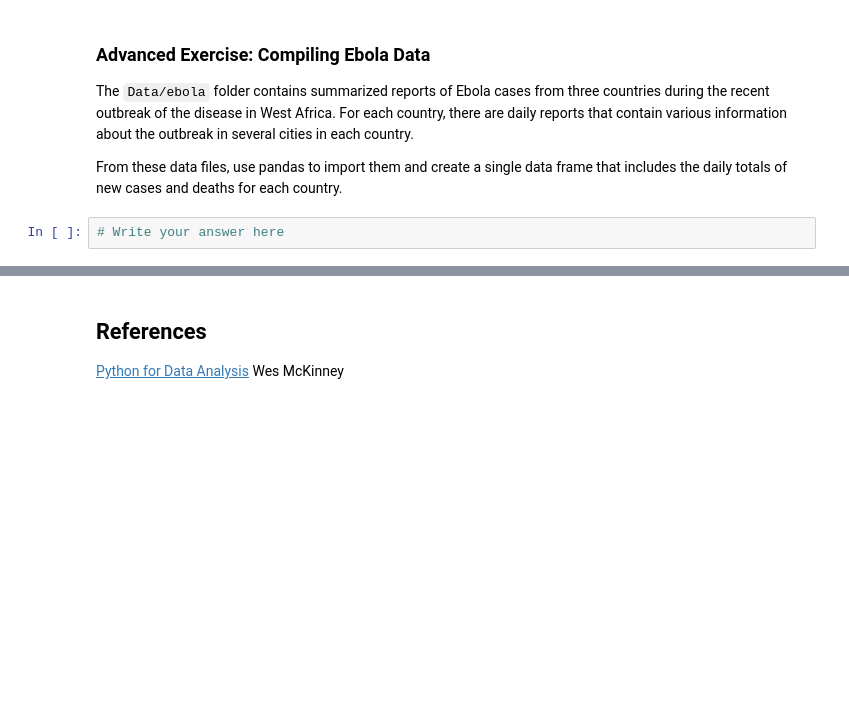
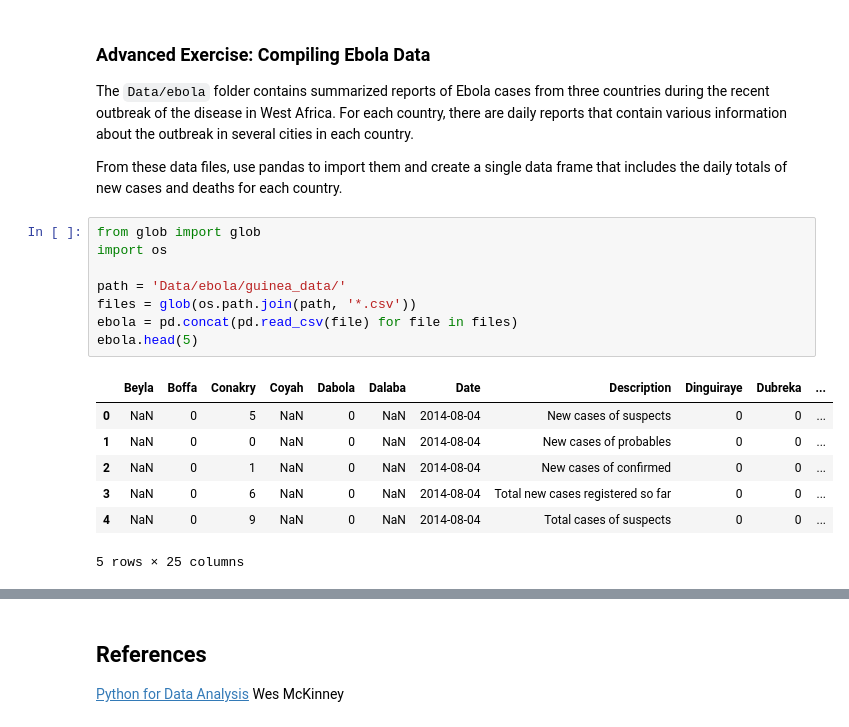
Before and after one commit to romac/ADAHomeworks, a Jupyter notebook: 01 - Pandas and Data Wrangling/Intro to Pandas.ipynb, the cells around one changed output, grey strips where cells are left out. Drawn from its saved outputs; the diff is of its cells as text; blank space fills up the shorter version.

```diff
--- a/01 - Pandas and Data Wrangling/Intro to Pandas.ipynb
+++ b/01 - Pandas and Data Wrangling/Intro to Pandas.ipynb
@@ -837,5 +1996,19 @@ As Wes warns in his book, it is recommended that binary storage of data via pick
 The `Data/ebola` folder contains summarized reports of Ebola cases from three countries during the recent outbreak of the disease in West Africa. For each country, there are daily reports that contain various information about the outbreak in several cities in each country.
 
 From these data files, use pandas to import them and create a single data frame that includes the daily totals of new cases and deaths for each country.
-# %%
-# Write your answer here
+# %%
+from glob import glob
+import os
+
+path = 'Data/ebola/guinea_data/'
+files = glob(os.path.join(path, '*.csv'))
+ebola = pd.concat(pd.read_csv(file) for file in files)
+ebola.head(5)
+# %% [output]
+|  | Beyla | Boffa | Conakry | Coyah | Dabola | Dalaba | Date | Description | Dinguiraye | Dubreka | ... |
+| 0 | NaN | 0 | 5 | NaN | 0 | NaN | 2014-08-04 | New cases of suspects | 0 | 0 | ... |
+| 1 | NaN | 0 | 0 | NaN | 0 | NaN | 2014-08-04 | New cases of probables | 0 | 0 | ... |
+| 2 | NaN | 0 | 1 | NaN | 0 | NaN | 2014-08-04 | New cases of confirmed | 0 | 0 | ... |
+| 3 | NaN | 0 | 6 | NaN | 0 | NaN | 2014-08-04 | Total new cases registered so far | 0 | 0 | ... |
+| 4 | NaN | 0 | 9 | NaN | 0 | NaN | 2014-08-04 | Total cases of suspects | 0 | 0 | ... |
+5 rows × 25 columns
```
Also changed, not shown: parts of 139 cells of this notebook.
